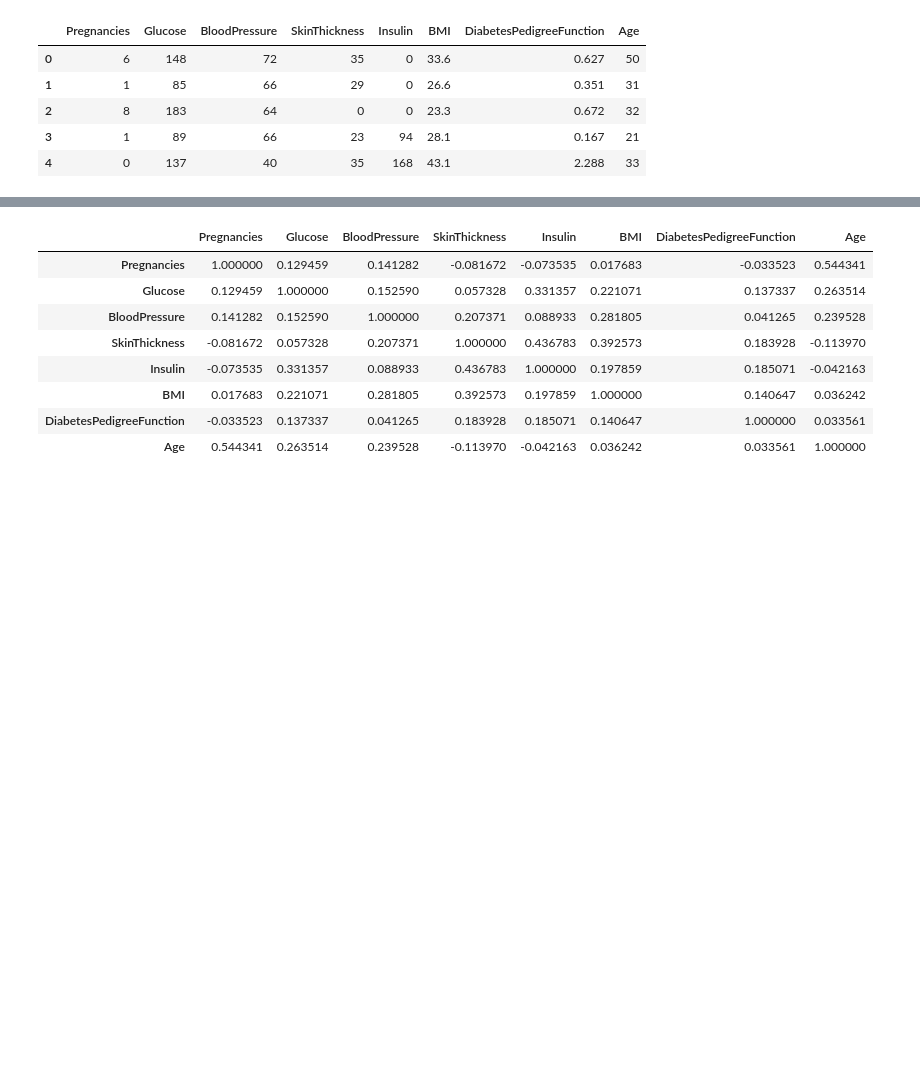
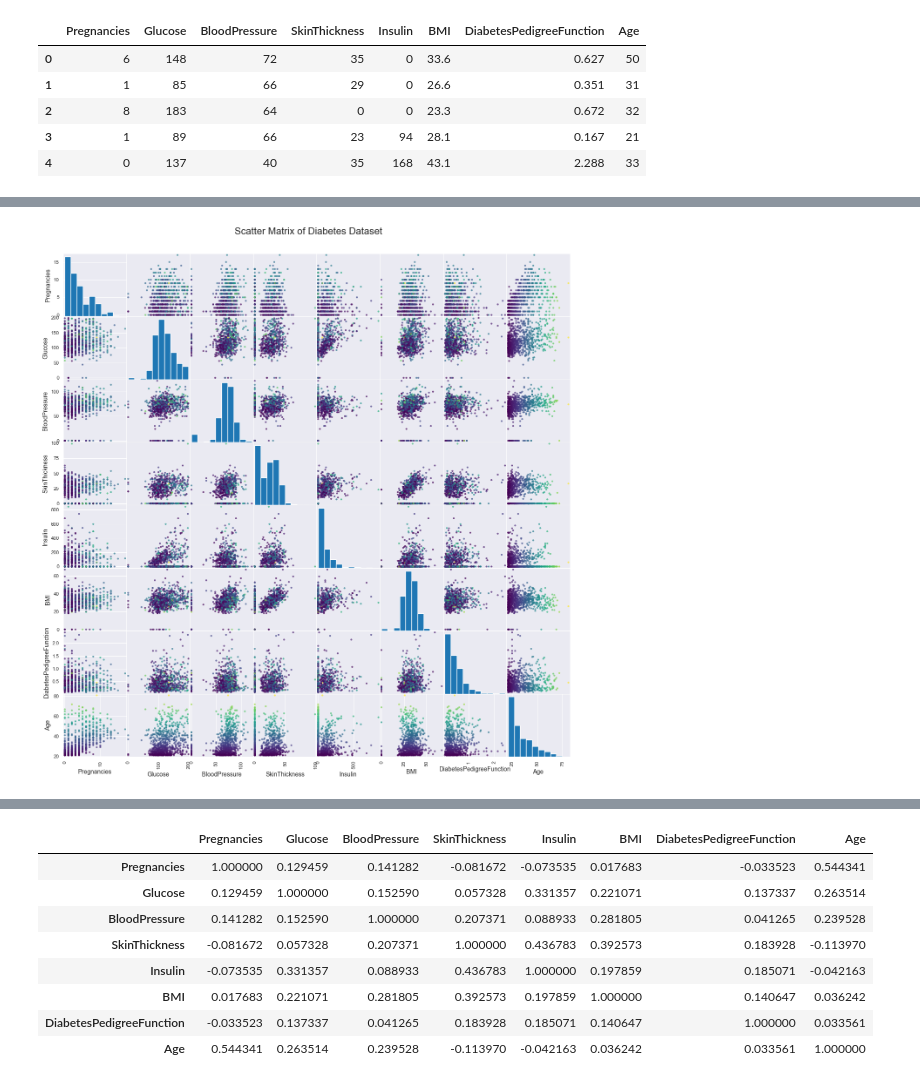
Before and after one commit to Bhargavoza1/ml-practice-project, a Jupyter notebook: Diabetes-Prediction.ipynb, the cells around one changed output, grey strips where cells are left out. Saved outputs shown, nothing was run; the diff lists cells and outputs as text; code cells hidden in the pictures; blank space fills up the shorter version.

```diff
--- a/Diabetes-Prediction.ipynb
+++ b/Diabetes-Prediction.ipynb
@@ -92,3 +94,9 @@ plt.show()
+# %%
+scatter_matrix(diabetes_DS.drop(columns= 'Outcome', axis=1), alpha=0.7, figsize=(15, 15), diagonal='hist', c=diabetes_DS['Age'], cmap='viridis')
+plt.suptitle('Scatter Matrix of Diabetes Dataset', y=0.92, fontsize=16)
+plt.show()
+# %% [output]
+[figure, added]
 # %%
 data.boxplot(figsize=(15,10))
 # %% [output]
```
Also changed, not shown: parts of 29 cells of this notebook.
